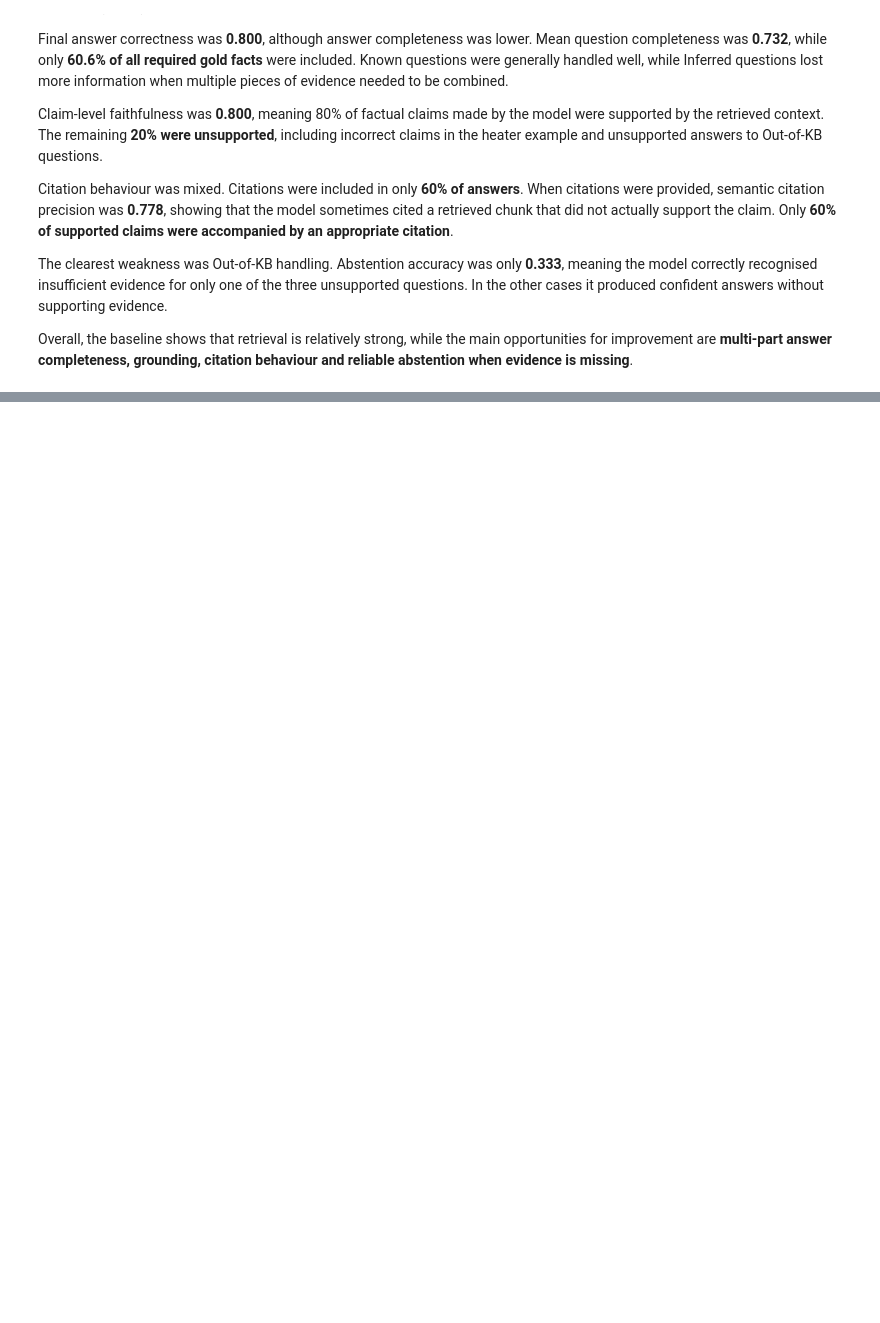
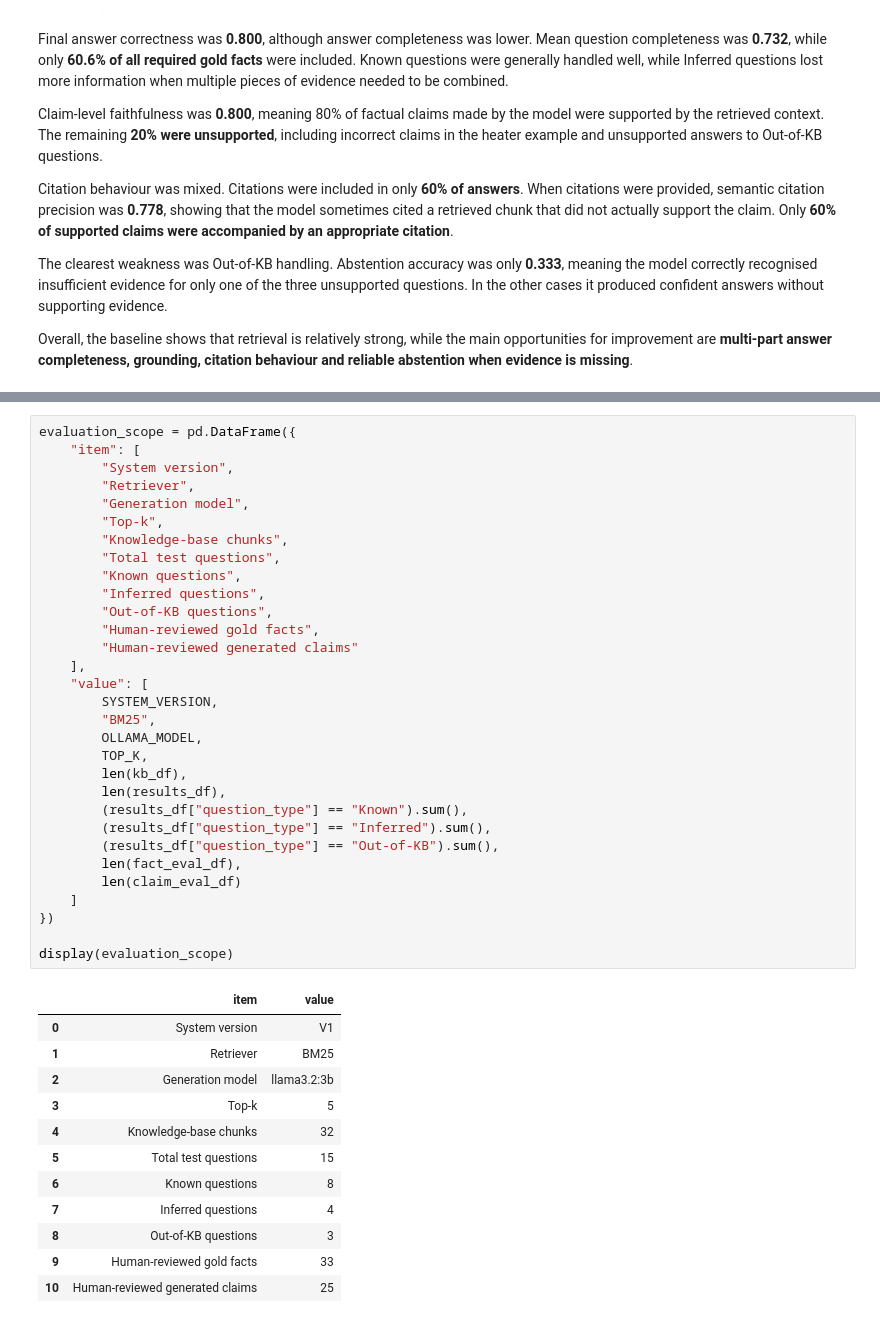
Before and after one commit to SeanRichards27/Case-Studies-WIL-Project, a Jupyter notebook: notebooks/Rental_RAG_Evaluation_Pipeline.ipynb, the cells around one changed output, grey strips where cells are left out. Cells and saved outputs as stored; diff of their text form; blank space fills up the shorter version.

Commit message:
Extend RAG evaluation with presentation-focused summaries

```diff
--- a/notebooks/Rental_RAG_Evaluation_Pipeline.ipynb
+++ b/notebooks/Rental_RAG_Evaluation_Pipeline.ipynb
@@ -1511,0 +1516,44 @@ Overall, the baseline shows that retrieval is relatively strong, while the main
+# %%
+evaluation_scope = pd.DataFrame({
+    "item": [
+        "System version",
+        "Retriever",
+        "Generation model",
+        "Top-k",
+        "Knowledge-base chunks",
+        "Total test questions",
+        "Known questions",
+        "Inferred questions",
+        "Out-of-KB questions",
+        "Human-reviewed gold facts",
+        "Human-reviewed generated claims"
+    ],
+    "value": [
+        SYSTEM_VERSION,
+        "BM25",
+        OLLAMA_MODEL,
+        TOP_K,
+        len(kb_df),
+        len(results_df),
+        (results_df["question_type"] == "Known").sum(),
+        (results_df["question_type"] == "Inferred").sum(),
+        (results_df["question_type"] == "Out-of-KB").sum(),
+        len(fact_eval_df),
+        len(claim_eval_df)
+    ]
+})
+
+display(evaluation_scope)
+# %% [output]
+|  | item | value |
+| 0 | System version | V1 |
+| 1 | Retriever | BM25 |
+| 2 | Generation model | llama3.2:3b |
+| 3 | Top-k | 5 |
+| 4 | Knowledge-base chunks | 32 |
+| 5 | Total test questions | 15 |
+| 6 | Known questions | 8 |
+| 7 | Inferred questions | 4 |
+| 8 | Out-of-KB questions | 3 |
+| 9 | Human-reviewed gold facts | 33 |
+| 10 | Human-reviewed generated claims | 25 |
```
Also changed, not shown: parts of 9 cells of this notebook, 4 other files.
